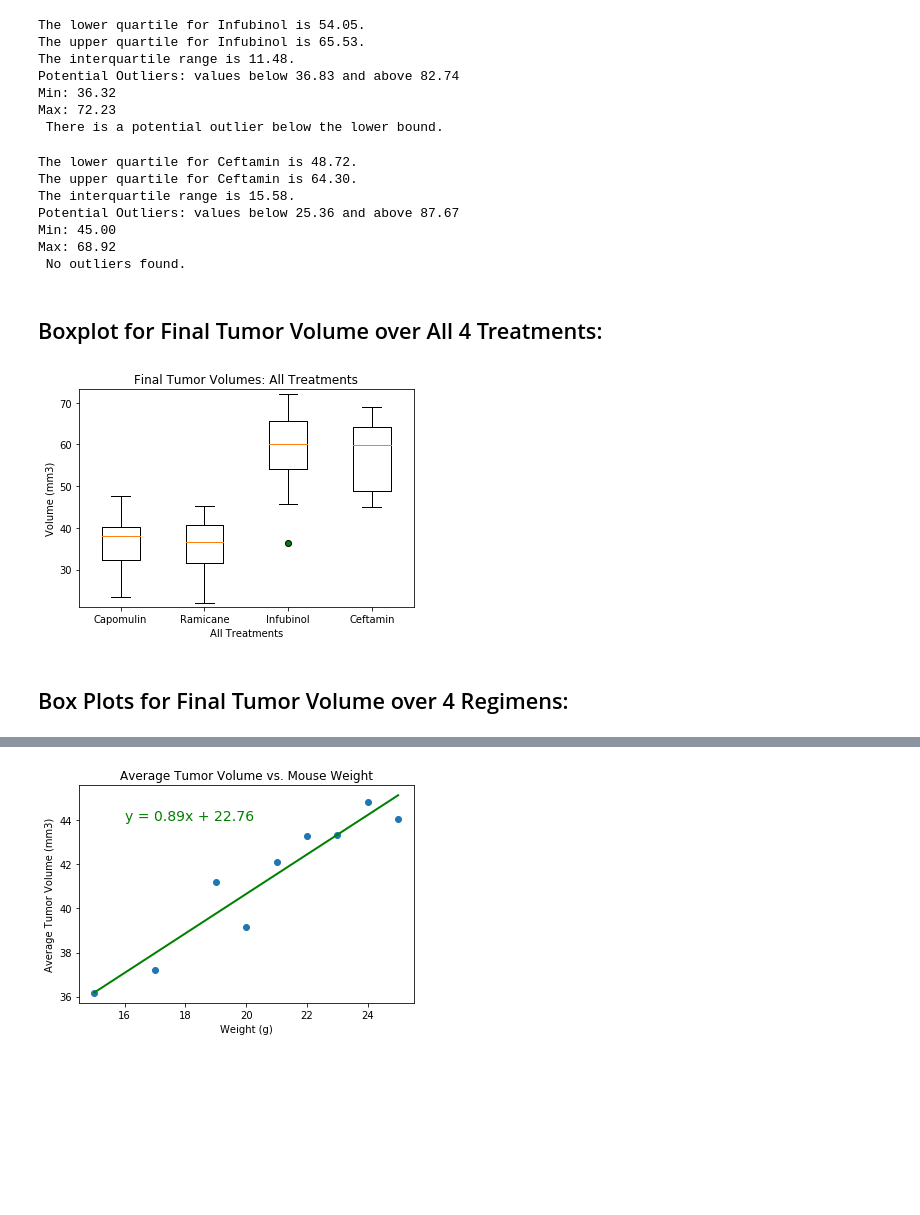
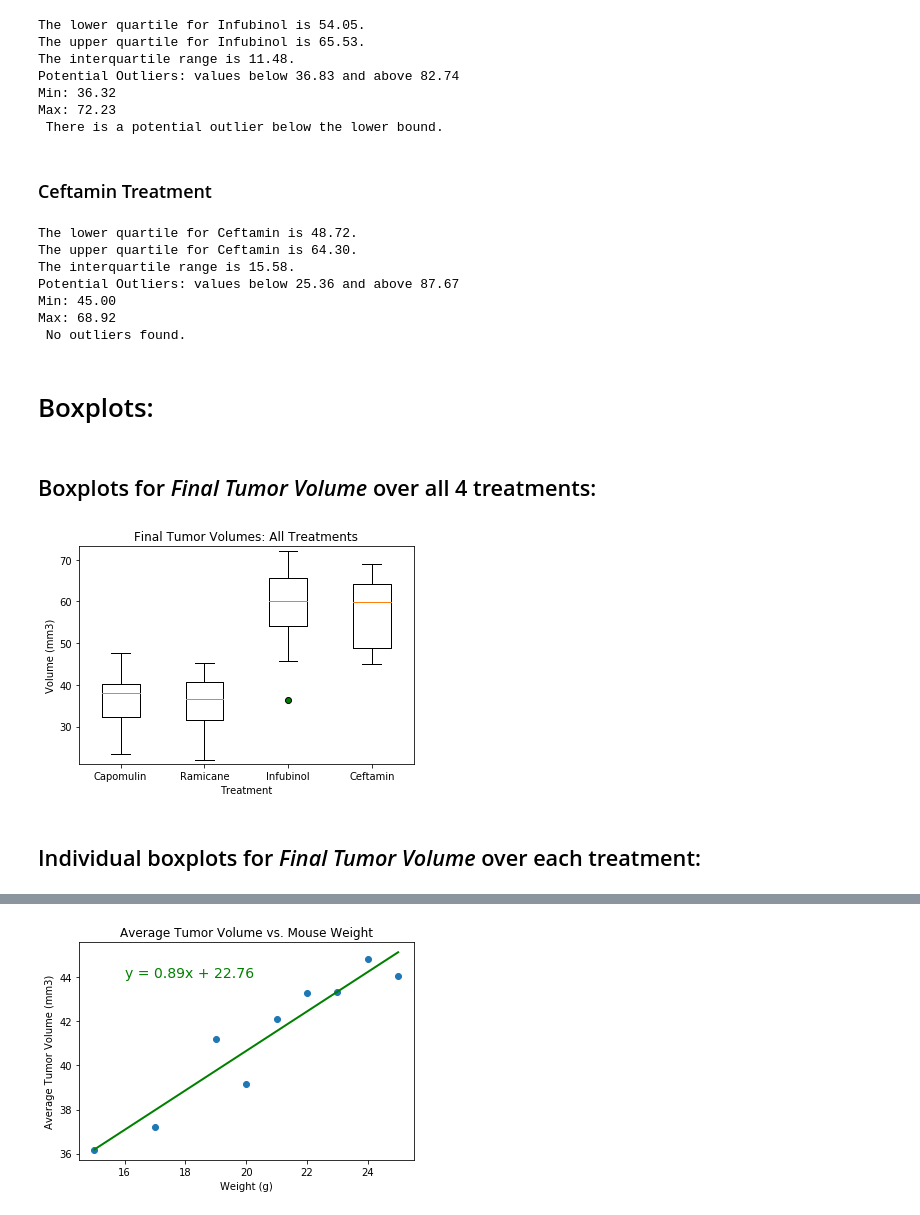
Before and after one commit to juliabrunett/matplotlib-challenge, a Jupyter notebook: Pymaceuticals/pymaceuticals.ipynb, the cells around one changed output, grey strips where cells are left out. Saved outputs shown, nothing was run; the diff lists cells and outputs as text; code cells hidden in the pictures; blank space fills up the shorter version.

```diff
--- a/Pymaceuticals/pymaceuticals.ipynb
+++ b/Pymaceuticals/pymaceuticals.ipynb
@@ -529,3 +522,5 @@ Potential Outliers: values below 36.83 and above 82.74
 Min: 36.32
 Max: 72.23
  There is a potential outlier below the lower bound.
+# %% [markdown]
+### Ceftamin Treatment
@@ -563,24 +568,26 @@ Potential Outliers: values below 25.36 and above 87.67
 Min: 45.00
 Max: 68.92
  No outliers found.
+# %% [markdown]
+# Boxplots:
 # %% [markdown]
-## Boxplot for Final Tumor Volume over All 4 Treatments:
+## Boxplots for *Final Tumor Volume* over all 4 treatments:
 # %%
 # All Treatments
 fig5, ax5 = plt.subplots()
 ax5.set_title("Final Tumor Volumes: All Treatments")
 ax5.set_ylabel("Volume (mm3)")
-ax5.set_xlabel("All Treatments")
+ax5.set_xlabel("Treatment")
 green_circle = dict(markerfacecolor='g', marker="o")
 ax5.boxplot([capomulin_vol, ramicane_vol, infubinol_vol, ceftamin_vol], flierprops=green_circle)
 ax5.set_ylim(min(merged_mice["Tumor Volume (mm3)"])-1, max(merged_mice["Tumor Volume (mm3)"])+1)
 plt.xticks([1,2,3,4], ["Capomulin", "Ramicane", "Infubinol", "Ceftamin"])
 
 plt.show()
 # %% [output]
-[figure, old version]
+[figure, new version]
 # %% [markdown]
-## Box Plots for Final Tumor Volume over 4 Regimens:
+## Individual boxplots for *Final Tumor Volume* over each treatment:
 # %%
 # Capomulin
 fig1, ax1 = plt.subplots()
```
Also changed, not shown: parts of 45 cells of this notebook.
